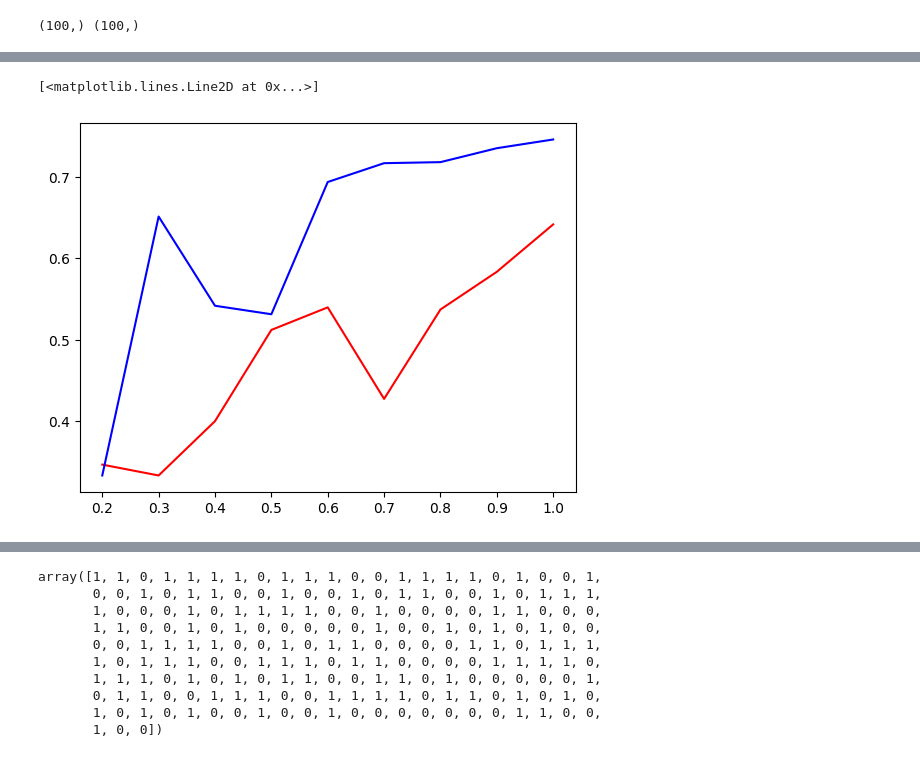
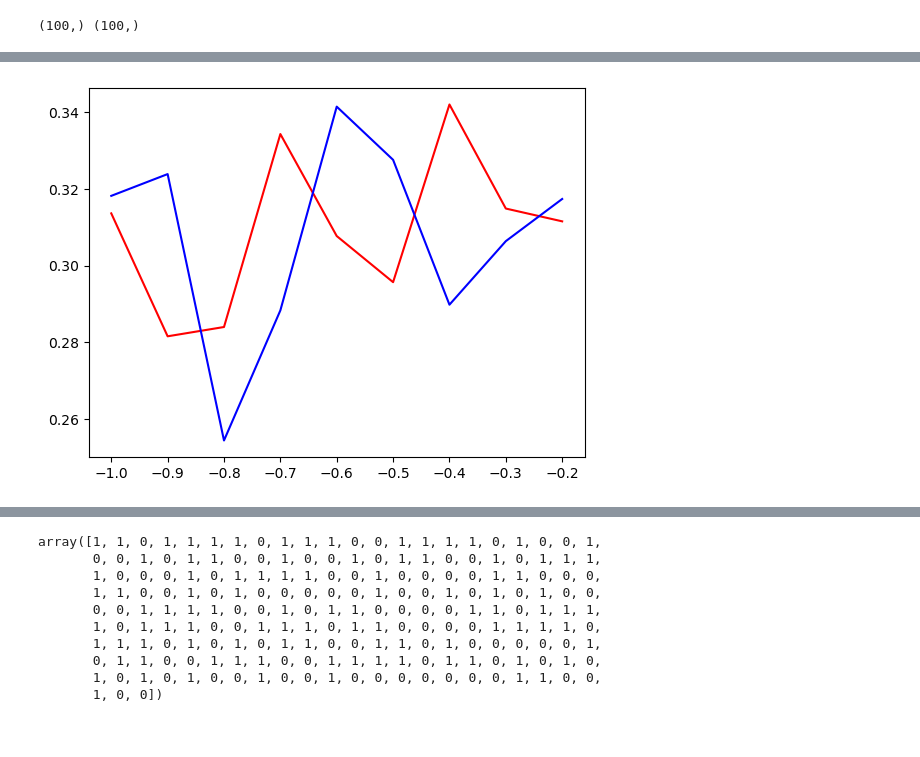
Before and after one commit to Sasha-VAV/ML, a Jupyter notebook: Courses/Yandex_ML_Handbook/Module3/autohw_lm_probability_7de017bf61.ipynb, the cells around one changed output, grey strips where cells are left out. Drawn from its saved outputs; the diff is of its cells as text; code cells hidden in the pictures.

```diff
--- a/Courses/Yandex_ML_Handbook/Module3/autohw_lm_probability_7de017bf61.ipynb
+++ b/Courses/Yandex_ML_Handbook/Module3/autohw_lm_probability_7de017bf61.ipynb
@@ -873,0 +1105,11 @@ class IsotonicallyCalibratedModel(ClassifierMixin):
+# %%
+lr = IsotonicallyCalibratedModel()
+lr.fit(X_light_train, y_light_train)
+
+preds = lr.predict_proba(X_light_test)[:, 1]
+prob_true, prob_pred = calibration_curve(y_light_test, preds, n_bins=10)
+x = np.array([0.1*i for i in range(1, 11)])
+plt.scatter(x, prob_true, label="true")
+plt.scatter(x, prob_pred, label="pred")
+plt.legend()
+plt.show()
@@ -995,0 +1301,11 @@ class BernoulliMixtureClassifier(ClassifierMixin):
+# %%
+from sklearn.metrics import f1_score
+
+# <YOUR CODE HERE>
+bc = BernoulliMixtureClassifier()
+lr = LogisticRegression(C=0.01)
+
+bc.fit(X_light_train, y_light_train)
+lr.fit(X_light_train, y_light_train)
+
+f1_score(y_light_test, bc.predict(X_light_test)), f1_score(y_light_test, lr.predict(X_light_test)), log_loss(y_light_test, bc.predict_proba(X_light_test)), log_loss(y_light_test, lr.predict_proba(X_light_test))
@@ -1007,0 +1325,16 @@ class BernoulliMixtureClassifier(ClassifierMixin):
+# %%
+import random
+
+
+for i in range(0, 10):
+    pi = i/10
+    temp_y = y_light_train
+    for j in range(y_light_train.shape[0]):
+        if random.random() < pi:
+            temp_y[j] = round(random.random())
+    bc = BernoulliMixtureClassifier()
+    lr = LogisticRegression(C=0.01)
+
+    bc.fit(X_light_train, temp_y)
+    lr.fit(X_light_train, temp_y)
+    print(f1_score(y_light_test, bc.predict(X_light_test)), f1_score(y_light_test, lr.predict(X_light_test)))
@@ -1079,31 +1423,34 @@ plt.plot(xx, (-clf.coef_[0][0]*xx - clf.coef_[0][2])/clf.coef_[0][1], color='red
 # %%
 f1s = []
 
-bad_ratios = np.arange(1, 0.1, -0.1)
+bad_ratios = np.arange(-1, -0.1, +0.1)
+good_ratios = np.arange(1, 0.1, -0.1)
+
 for good_ratio in good_ratios:
     bad_mask = np.random.choice(2, y_light_train.shape[0], p=[good_ratio, 1 - good_ratio])
     y_train_bad = bad_mask * np.random.choice(2, y_light_train.shape[0]) + (1 - bad_mask) * y_light_train
     clf = LogisticRegression(C=1e+10)
     clf.fit(X_light_train, y_train_bad)
     pred = clf.predict(X_light_test)
     f1s.append(f1_score(y_light_test, pred))
 
 plt.plot(bad_ratios, f1s, color='red')
 
 f1s = []
 
 for good_ratio in good_ratios:
     bad_mask = np.random.choice(2, y_light_train.shape[0], p=[good_ratio, 1 - good_ratio])
     y_train_bad = bad_mask * np.random.choice(2, y_light_train.shape[0]) + (1 - bad_mask) * y_light_train
     clf = BernoulliMixtureClassifier(lr=0.001)
     clf.fit(X_light_train, y_train_bad)
     pred = clf.predict(X_light_test)
     f1s.append(f1_score(y_light_test, pred))
 
 plt.plot(bad_ratios, f1s, color='blue')
+
+plt.show()
 # %% [output]
-[<matplotlib.lines.Line2D at 0x...>]
-[figure, old version]
+[figure, new version]
 # %%
 y_train_bad
 # %% [output]
```
Also changed, not shown: parts of 60 cells of this notebook, 5 other files.
